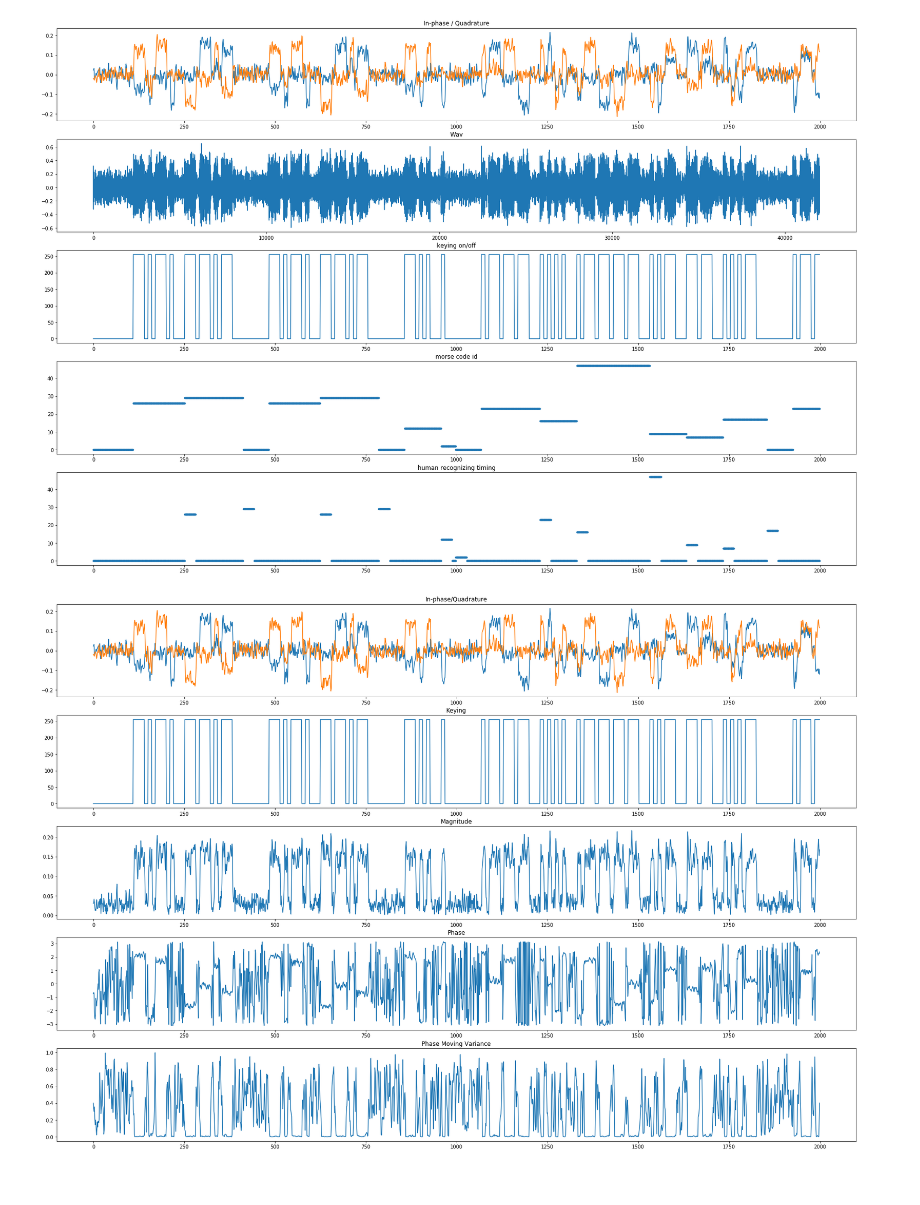
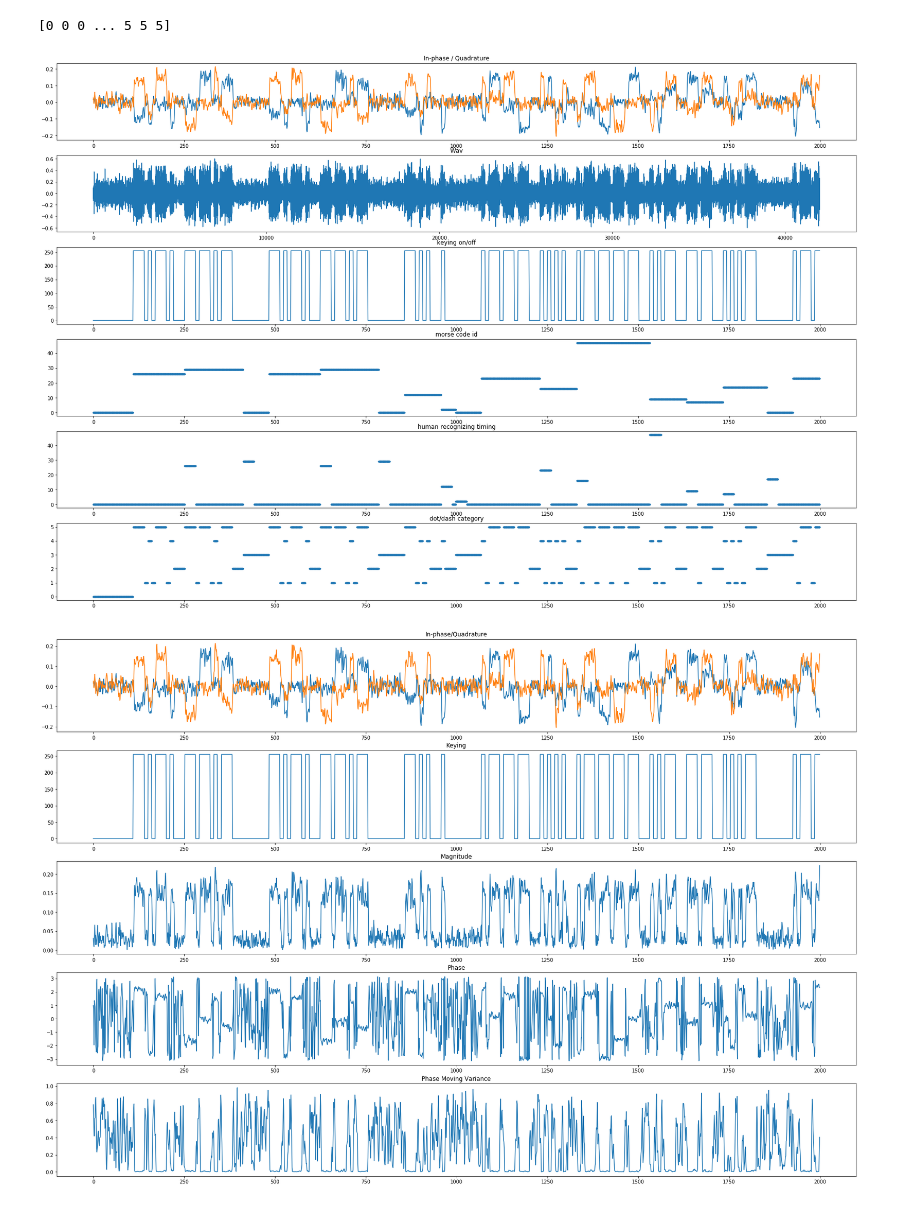
Before and after one commit to cho45/CW-Morse-ML, a Jupyter notebook: LoadData-Sample.ipynb, the cells around one changed output. Drawn from its saved outputs; the diff is of its cells as text; code cells hidden in the pictures.

Commit message:
add dot/dash label

```diff
--- a/LoadData-Sample.ipynb
+++ b/LoadData-Sample.ipynb
@@ -16,37 +18,40 @@ from morselib import *
 # %%
 start = 100
 end = start+2000
 
 result_samplerate = 210
 
 # load ./samples/10dB-25wpm-600Hz.ogg and ./samples/10dB-25wpm-600Hz-keying.png
 wav_data = MorseWavData.load("./samples/10dB-25wpm-600Hz.ogg")
 down_sampling_factor = math.floor(wav_data.samplerate / result_samplerate)
 
-ch0, ch1, key, mid, rht = (d[start:end] for d in wav_data.get_iq(rsr = result_samplerate))
-
+ch0, ch1, key, mid, rht, ddt = (d[start:end] for d in wav_data.get_iq(rsr = result_samplerate))
+print(ddt)
 
 plt.figure(figsize=(29,20))
-plt.subplot(511)
+plt.subplot(611)
 plt.title('In-phase / Quadrature')
 plt.plot(ch0)
 plt.plot(ch1)
-plt.subplot(512)
+plt.subplot(612)
 plt.title('Wav')
 plt.plot(wav_data.wav[start*down_sampling_factor:end*down_sampling_factor])
-plt.subplot(513)
+plt.subplot(613)
 plt.title('keying on/off')
 plt.plot(key)
-plt.subplot(514)
+plt.subplot(614)
 plt.title('morse code id')
 plt.plot(mid, '.')
-plt.subplot(515)
+plt.subplot(615)
 plt.title('human recognizing timing')
 plt.plot(rht, '.')
-
+plt.subplot(616)
+plt.title('dot/dash category')
+plt.plot(ddt, '.')
 plt.show()
 # %% [output]
+[0 0 0 ... 5 5 5]
-[figure, old version]
+[figure, new version]
 # %%
 # convert I/Q signal to vector
 iq = ch0 + ch1 * 1j
@@ -80,4 +85,4 @@ plt.plot( 1 - var  )
 
 plt.show()
 # %% [output]
-[figure, old version]
+[figure, new version]
```
Also changed, not shown: parts of 1 cell of this notebook, 10 other files.
